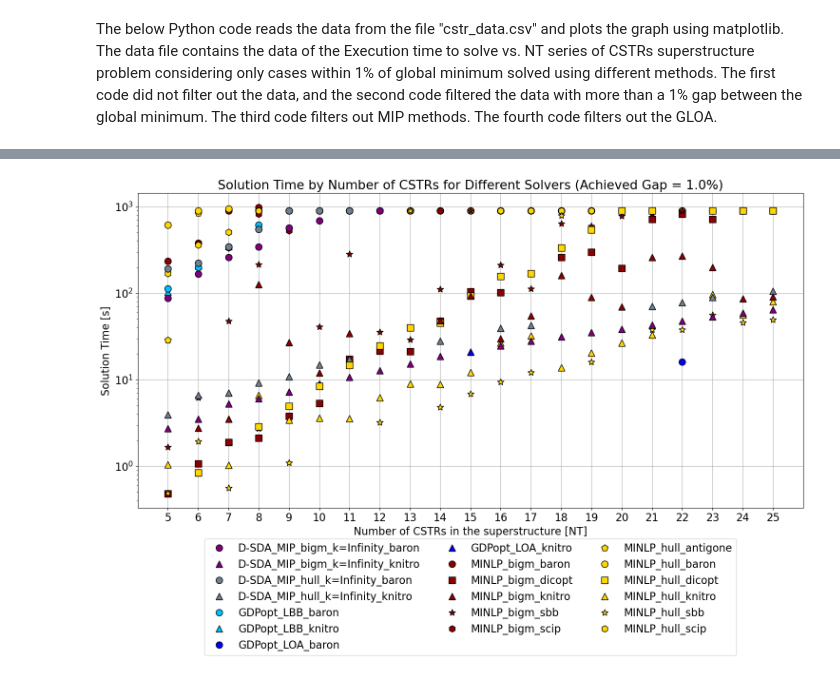
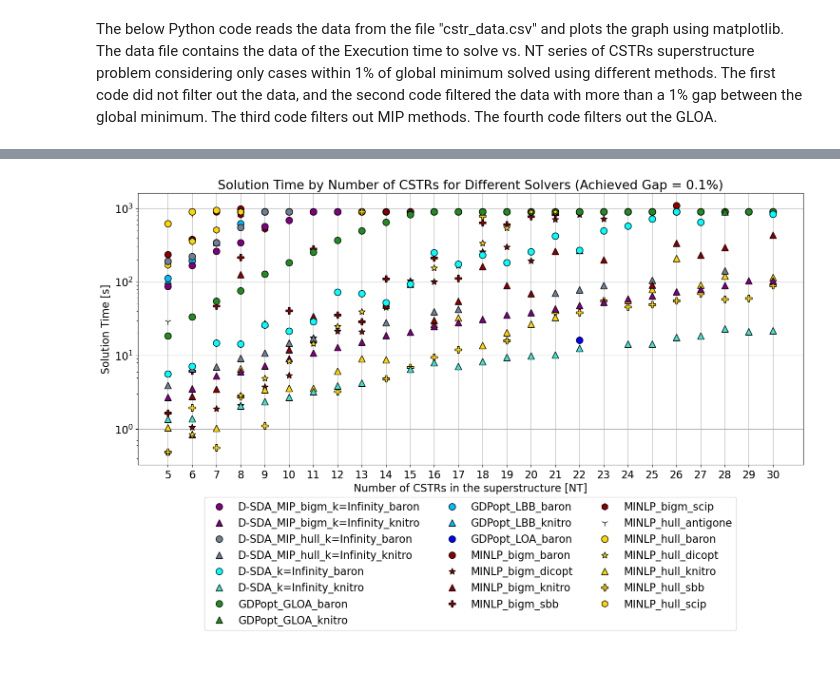
Before and after one commit to SECQUOIA/dsda-gdp, a Jupyter notebook: results/visualcstr.ipynb, the cells around one changed output, grey strips where cells are left out. Saved outputs shown, nothing was run; the diff lists cells and outputs as text; code cells hidden in the pictures.

Commit message:
Visualization Update and Dantzig Upload

```diff
--- a/results/visualcstr.ipynb
+++ b/results/visualcstr.ipynb
@@ -235,8 +317,10 @@ plt.show()
 # %%
-df = pd.read_csv('cstr_results_2.csv')
+df = pd.read_csv('cstr_results_30.csv')
+
+df = df[df['Solver'] != 'msnlp']
 
 # Drop all the results with number of reactors not in the list selected_NT
-selected_NT = [5,6,7,8,9,10,11,12,13,14,15,16,17,18,19,20,21,22,23,24,25]
+selected_NT = [5,6,7,8,9,10,11,12,13,14,15,16,17,18,19,20,21,22,23,24,25,26,27,28,29,30]
 df = df[df['NT'].isin(selected_NT)]
 
 # Concatenate Method, Approach, and Solver columns
@@ -264,11 +348,18 @@ objective_values = {
     22: 2.791248965,
     23: 2.787709683,
     24: 2.784459056,
-    25: 2.781482273
+    25: 2.781482273,
+    26: 2.77872873310986,
+    27: 2.77618015530369,
+    28: 2.77381946417497,
+    29: 2.77161359423121,
+    30: 2.76956223825096
 }
 
+gap = 0.1
+
 # Filter dataframe based on the provided objective values for each NT
-df = df[df.apply(lambda row: np.isclose(row['Objective'], objective_values[row['NT']], rtol=1e-2), axis=1)]
+df = df[df.apply(lambda row: np.isclose(row['Objective'], objective_values[row['NT']], rtol= gap * 1e-2), axis=1)]
 
 # Plotting setup
 fig, ax = plt.subplots(figsize=(20, 8))
@@ -285,9 +376,9 @@ combinations = all_combinations
 solver_markers = {
     'baron': 'o',
     'knitro': '^',
-    'sbb': '*',
-    'dicopt': 's',
-    'antigone': 'p',
+    'sbb': 'P',
+    'dicopt': '*',
+    'antigone': '1',
     'scip': 'h'
 }
 
@@ -307,7 +398,11 @@ method_approach_colors = {
     'D-SDA_MIP_bigm_k=Infinity_baron': 'salmon',
     'D-SDA_MIP_bigm_k=Infinity_knitro': 'salmon',
     'D-SDA_k=2': 'firebrick',
-    'D-SDA_k=Infinity': 'turquoise'
+    'D-SDA_k=Infinity': 'turquoise',
+    'D-SDA_k=Infinity_knitro': 'turquoise',
+    'D-SDA_k=Infinity_baron': 'cyan',
+    'D-SDA_k=2_knitro': 'firebrick',
+    'D-SDA_k=2_baron': 'cyan'
 }
 
 
@@ -317,40 +412,40 @@ df = df.sort_values(['Method_Approach_Solver', 'NT'])
 
 for combination in combinations:
     subset = df[(df['Method_Approach_Solver'] == combination) & (df['Status'] != 'infeasible')]
-    subset = subset[subset['Objective'] <= subset.groupby('NT')['Objective'].transform('min')*(1 + 1e-3)]
+    subset = subset[subset['Objective'] <= subset.groupby('NT')['Objective'].transform('min')*(1 + gap * 1e-2)]
 
     # Extract the method, approach, and solver from the combination
     components = combination.split('_')
     solver = components[-1]
     if components[0] == "D-SDA":
         method_approach = f"{components[0]}_{components[1]}_{components[2]}"
     else:
         method_approach = '_'.join(components[:2])
 
     marker = solver_markers.get(solver, 'o')  # Use 'o' as default if solver not found in dictionary
     # color = method_approach_colors.get(method_approach, 'violet')  # Use 'green' as default if method-approach not found
     color = method_approach_colors[method_approach]  # Use 'green' as default if method-approach not found
 
     plt.plot(subset['NT'], subset['Time'], label=combination, mec='black', marker=marker, linestyle='', color=color, markersize=10)
 
 plt.xlabel('Number of CSTRs in the superstructure [NT]')
 plt.yscale('log')
 plt.ylabel('Solution Time [s]')
 plt.legend(loc='upper left', bbox_to_anchor=(1,1))
-plt.title('Solution Time by Number of CSTRs for Different Solvers (Achieved Gap = 1.0%)')
+plt.title(f"Solution Time by Number of CSTRs for Different Solvers (Achieved Gap = {gap}%)")
 plt.grid(True)
 plt.tight_layout()
 
 # Set x-ticks to only show the selected_NT values
 ax.set_xticks(selected_NT)
 
 # Sort the legend labels and handles
 handles, labels = ax.get_legend_handles_labels()
 sorted_indices = np.argsort(labels)
 sorted_handles = [handles[idx] for idx in sorted_indices]
 sorted_labels = [labels[idx] for idx in sorted_indices]
-ax.legend(sorted_handles, sorted_labels, loc='upper center', bbox_to_anchor=(0.5, -0.08), ncol=3)
+ax.legend(sorted_handles, sorted_labels, loc='upper center', bbox_to_anchor=(0.5, -0.10), ncol=3)
 
 plt.show()
 # %% [output]
-[figure, old version]
+[figure, new version]
```
Also changed, not shown: parts of 8 cells of this notebook, 6 other files.
